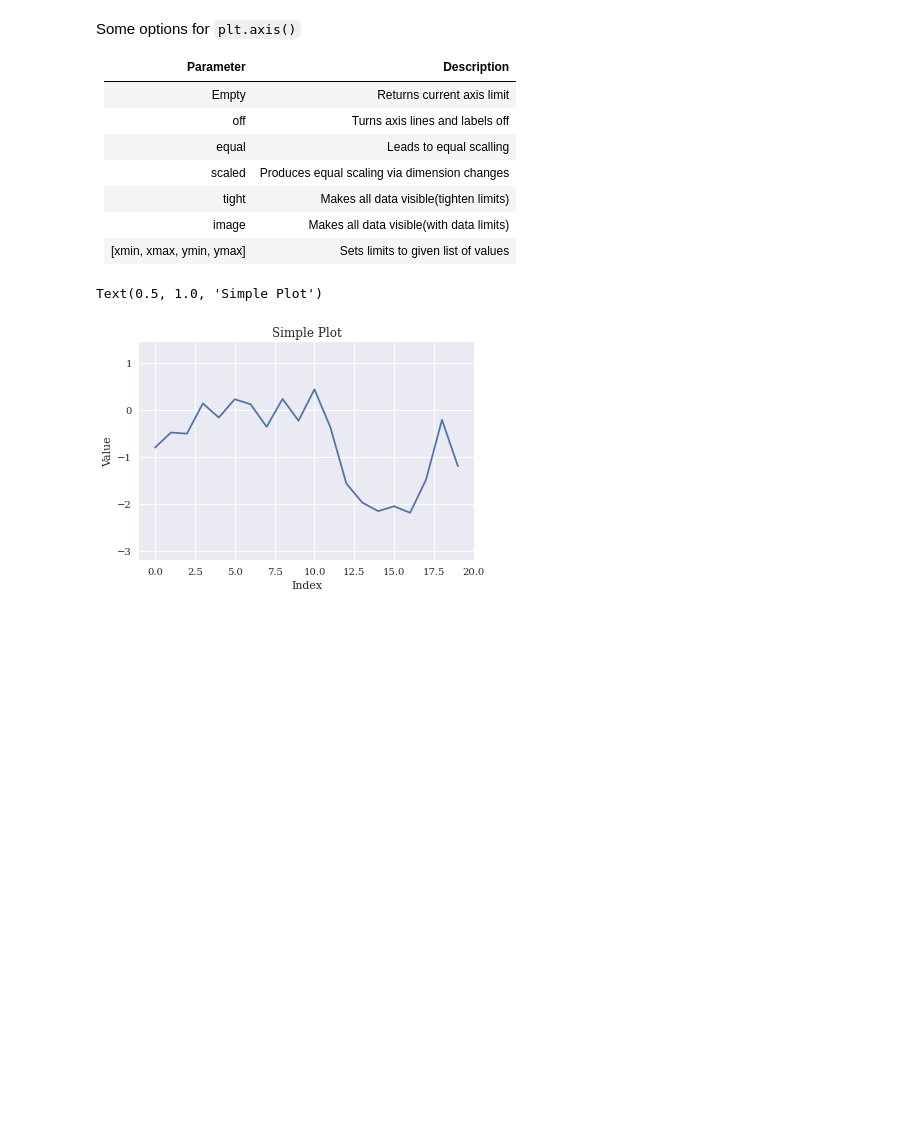
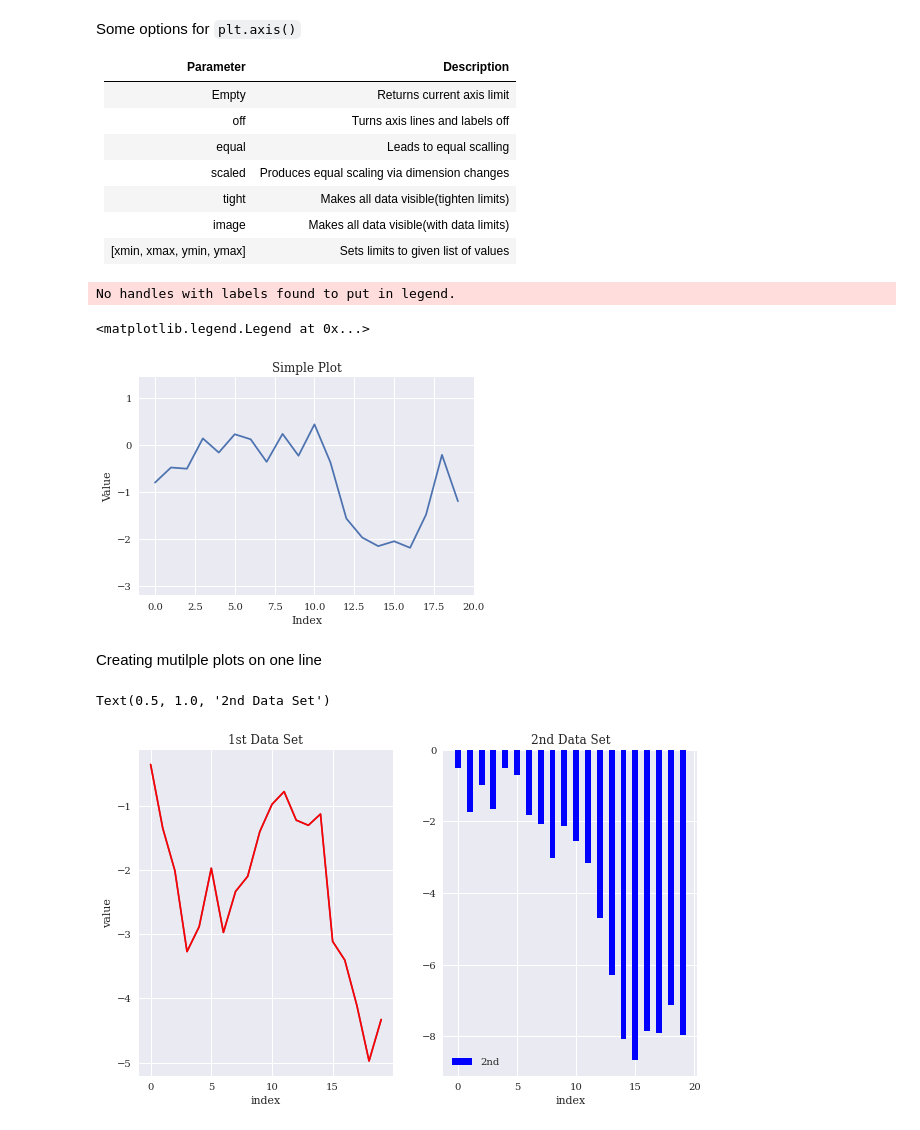
Before and after one commit to conquerv0/Pynaissance, a Jupyter notebook: 1. Basic Framework/Data_Visualization.ipynb, the cells around one changed output. Saved outputs shown, nothing was run; the diff lists cells and outputs as text; code cells hidden in the pictures; blank space fills up the shorter version.

Commit message:
NoteUpdate: Data_Visualization-Mathematical Function, 3D Plotting

```diff
--- a/1. Basic Framework/Data_Visualization.ipynb
+++ b/1. Basic Framework/Data_Visualization.ipynb
@@ -57,6 +57,30 @@ plt.ylim(np.min(y.cumsum())-1,
 plt.xlabel('Index')
 plt.ylabel('Value')
 plt.title('Simple Plot')
+plt.legend(loc=0)
 # %% [output]
-Text(0.5, 1.0, 'Simple Plot')
+No handles with labels found to put in legend.
+<matplotlib.legend.Legend at 0x...>
 [figure]
+# %% [markdown]
+Creating mutilple plots on one line
+# %%
+y = np.random.standard_normal((20, 2)).cumsum(axis=0)
+
+plt.figure(figsize=(10, 6))
+plt.subplot(121)
+plt.plot(y[:, 0], lw=1.5, label='1st')
+plt.plot(y[:, 0], 'r')
+plt.xlabel('index')
+plt.ylabel('value')
+plt.title('1st Data Set')
+
+# Second plot
+plt.subplot(122)
+plt.bar(np.arange(len(y)), y[:,1], width=0.5, color='b', label='2nd')
+plt.legend(loc=0)
+plt.xlabel('index')
+plt.title('2nd Data Set')
+# %% [output]
+Text(0.5, 1.0, '2nd Data Set')
+[figure, added]
```
Also changed, not shown: parts of 10 cells of this notebook.
